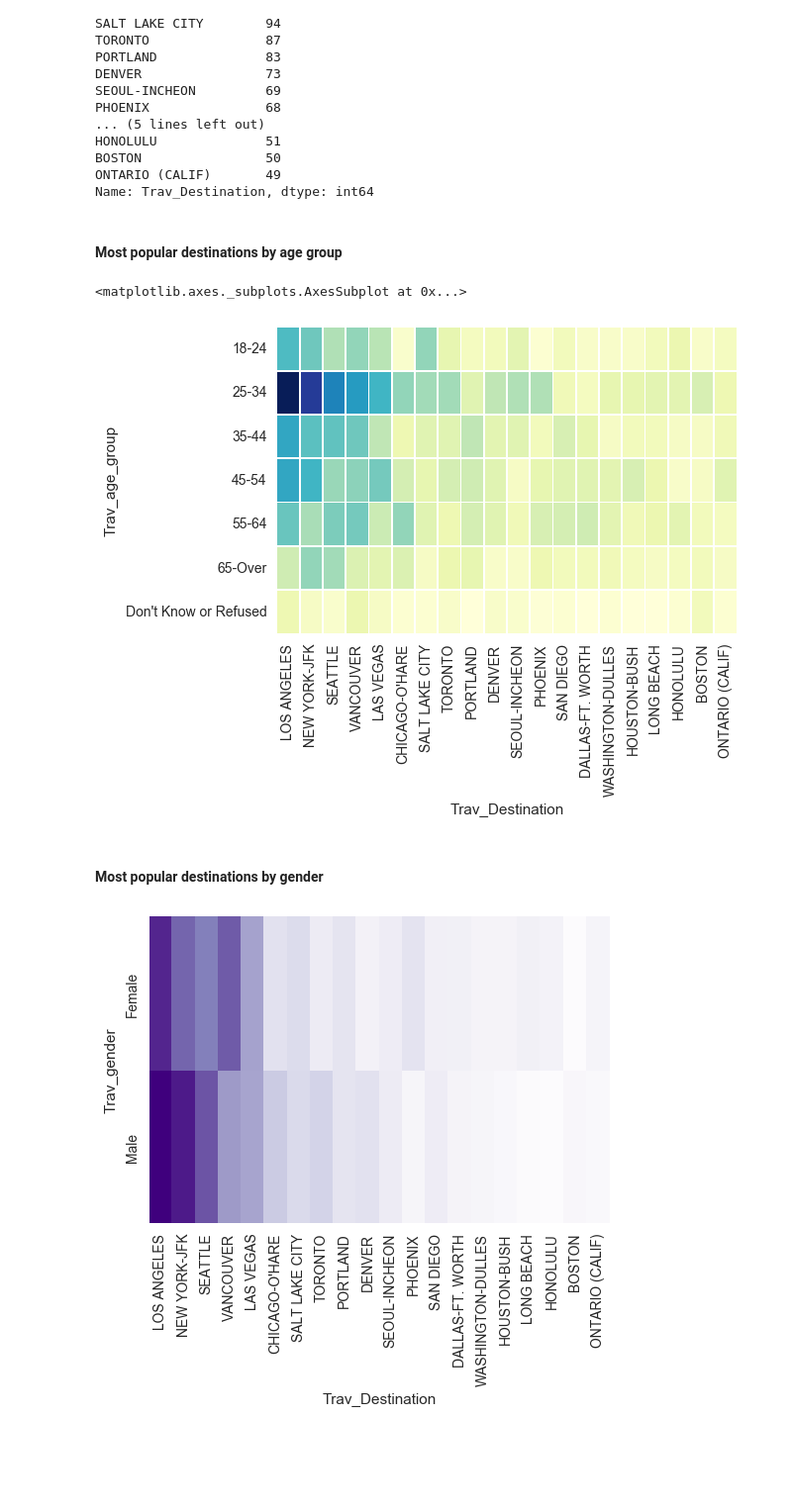
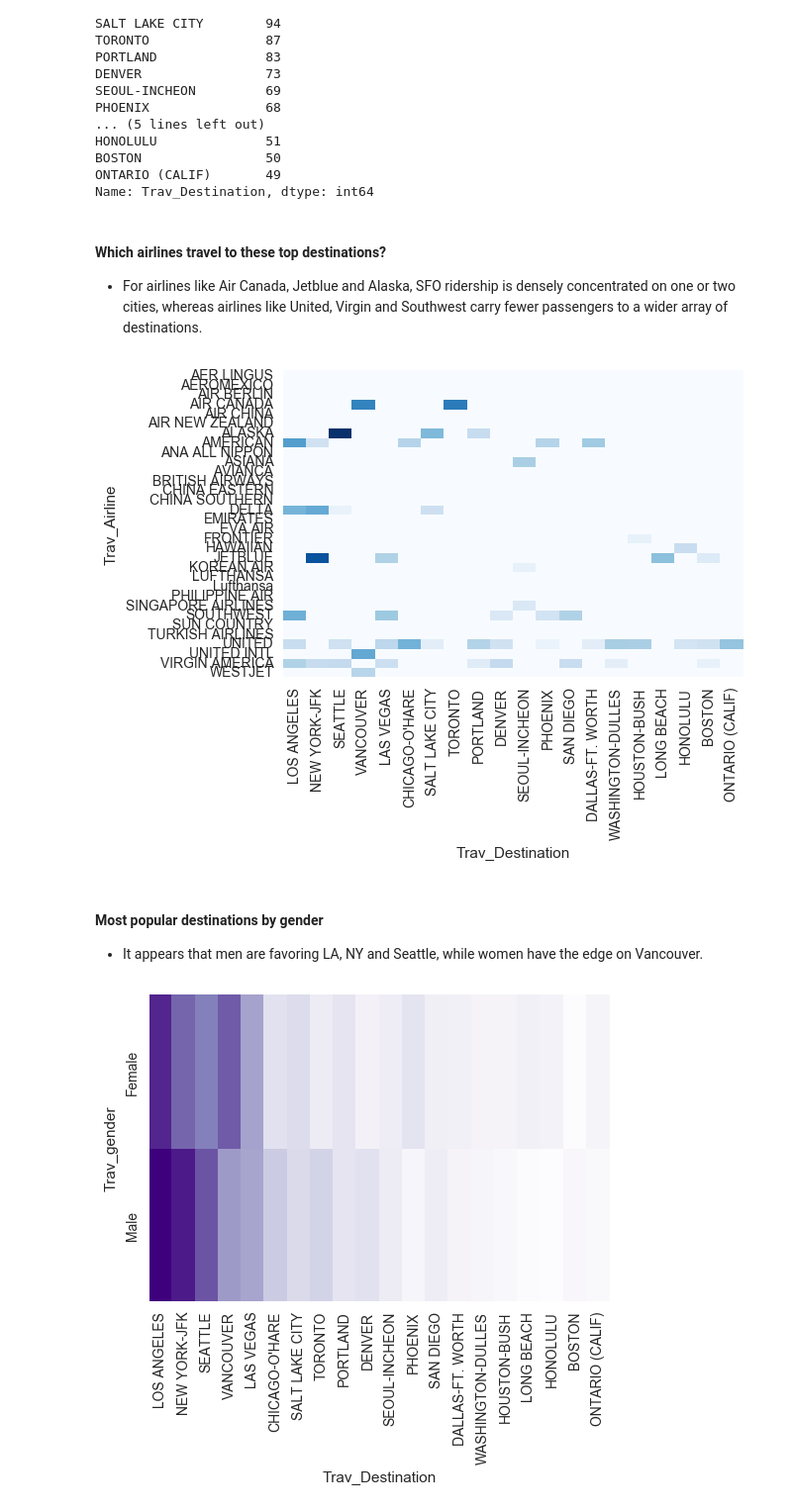
Before and after one commit to koelyl/SFO, a Jupyter notebook: SFO Analysis.ipynb, the cells around one changed output. Shown at 99% size. Cells and saved outputs as stored; diff of their text form; code cells hidden in the pictures; blank space fills up the shorter version.

```diff
--- a/SFO Analysis.ipynb
+++ b/SFO Analysis.ipynb
@@ -21,6 +21,7 @@ def read_features():
     data = raw_data.drop(DROP_COLS, axis = 1)
     return data
 # %%
+data = read_features()
 data.shape
 # %% [output]
 (3087, 56)
@@ -172,17 +190,18 @@ HONOLULU              51
 BOSTON                50
 ONTARIO (CALIF)       49
 Name: Trav_Destination, dtype: int64
-# %% [markdown]
-#### Most popular destinations by age group
+# %% [markdown]
+#### Which airlines travel to these top destinations?
+- For airlines like Air Canada, Jetblue and Alaska, SFO ridership is densely concentrated on one or two cities, whereas airlines like United, Virgin and Southwest carry fewer passengers to a wider array of destinations.
 # %%
-crosstab_dest = pd.crosstab(cat_cols["Trav_age_group"], cat_cols["Trav_Destination"])
-crosstab_dest = crosstab_dest[toplists]
-sns.heatmap(crosstab_dest, linewidths=.5, cmap="YlGnBu", cbar=False)
+crosstab_airline = pd.crosstab(cat_cols["Trav_Airline"], cat_cols["Trav_Destination"])
+crosstab_airline = crosstab_airline[toplists]
+s = sns.heatmap(crosstab_airline, cmap="Blues", cbar=False)
 # %% [output]
-<matplotlib.axes._subplots.AxesSubplot at 0x...>
-[figure, old version]
+[figure, new version]
-# %% [markdown]
-#### Most popular destinations by gender
+# %% [markdown]
+#### Most popular destinations by gender
+- It appears that men are favoring LA, NY and Seattle, while women have the edge on Vancouver.
 # %%
 crosstab_gender = pd.crosstab(cat_cols["Trav_gender"], cat_cols["Trav_Destination"])
 crosstab_gender = crosstab_gender[toplists]
```
Also changed, not shown: parts of 10 cells of this notebook.
